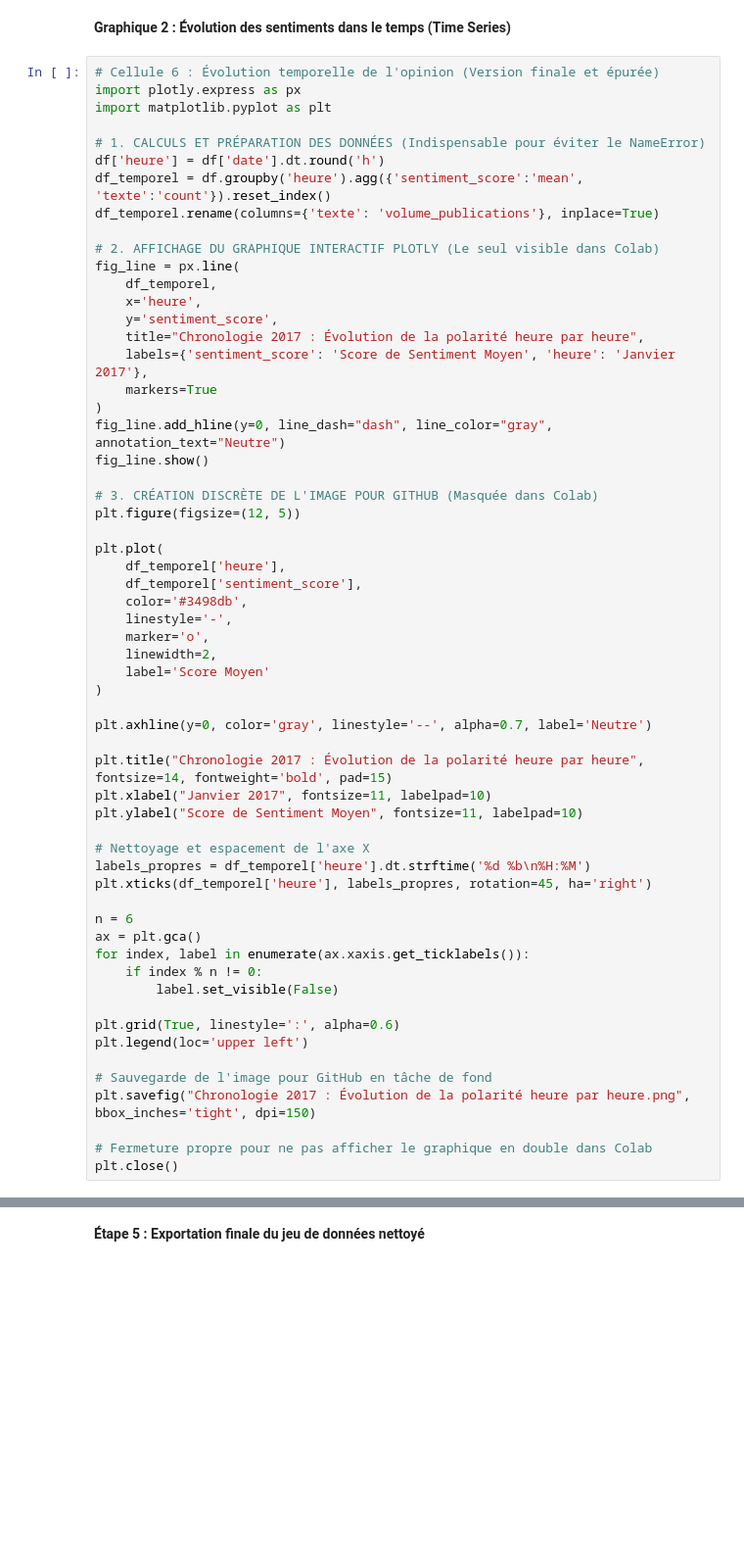
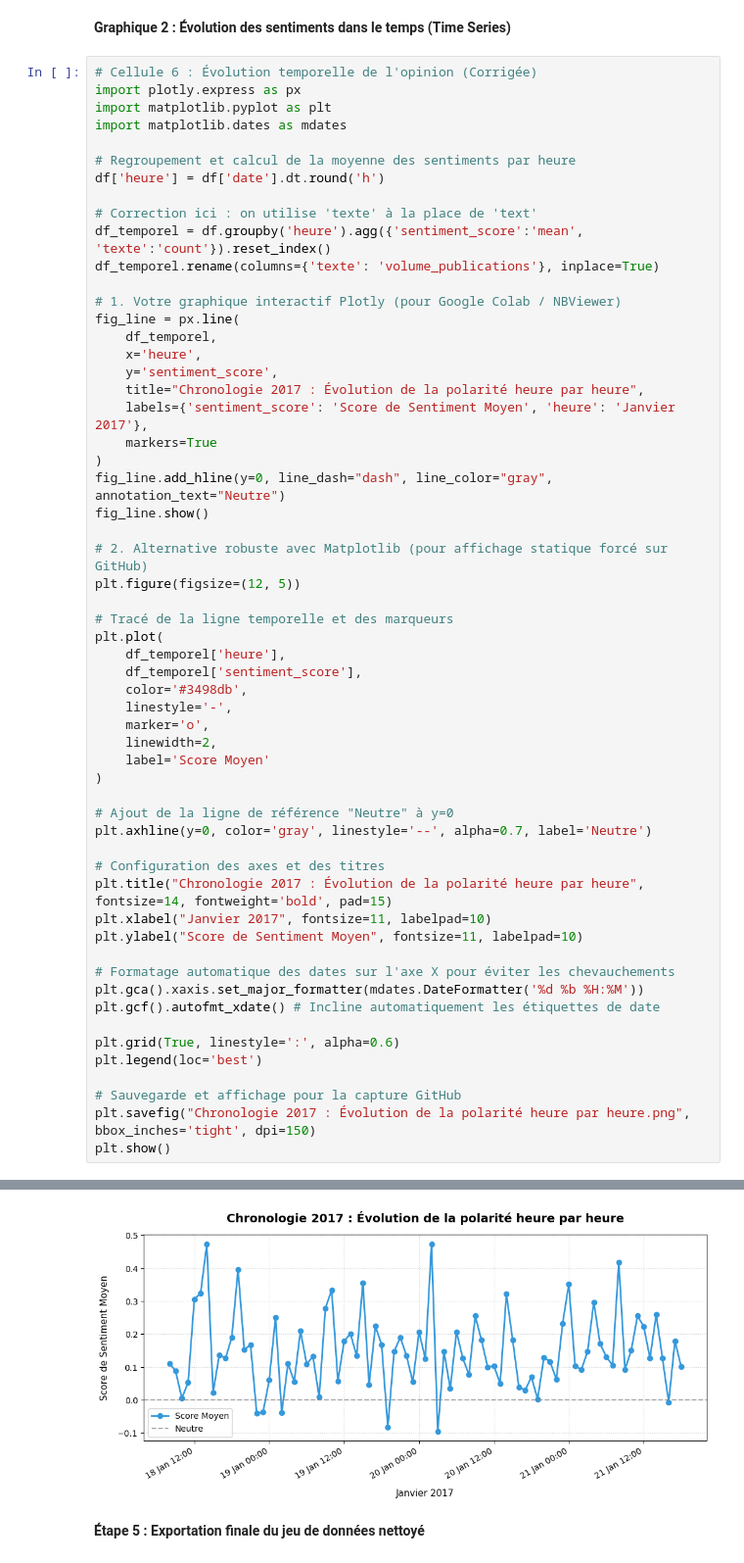
Before and after one commit to hmaroum-dotcom/Projet_trump-sentiment-analysis, a Jupyter notebook: Sentiments_Analysis_and_Mining.ipynb, the cells around one changed output, grey strips where cells are left out. Shown at 98% size. Drawn from its saved outputs; the diff is of its cells as text; blank space fills up the shorter version.

```diff
--- a/Sentiments_Analysis_and_Mining.ipynb
+++ b/Sentiments_Analysis_and_Mining.ipynb
@@ -249,16 +251,19 @@ plt.close()
 # %% [markdown]
 **Graphique 2 : Évolution des sentiments dans le temps (Time Series)**
 # %%
-# Cellule 6 : Évolution temporelle de l'opinion (Version finale et épurée)
+# Cellule 6 : Évolution temporelle de l'opinion (Corrigée)
 import plotly.express as px
 import matplotlib.pyplot as plt
+import matplotlib.dates as mdates
 
-# 1. CALCULS ET PRÉPARATION DES DONNÉES (Indispensable pour éviter le NameError)
+# Regroupement et calcul de la moyenne des sentiments par heure
 df['heure'] = df['date'].dt.round('h')
+
+# Correction ici : on utilise 'texte' à la place de 'text'
 df_temporel = df.groupby('heure').agg({'sentiment_score':'mean', 'texte':'count'}).reset_index()
 df_temporel.rename(columns={'texte': 'volume_publications'}, inplace=True)
 
-# 2. AFFICHAGE DU GRAPHIQUE INTERACTIF PLOTLY (Le seul visible dans Colab)
+# 1. Votre graphique interactif Plotly (pour Google Colab / NBViewer)
 fig_line = px.line(
     df_temporel,
     x='heure',
@@ -267,48 +272,44 @@ fig_line = px.line(
     labels={'sentiment_score': 'Score de Sentiment Moyen', 'heure': 'Janvier 2017'},
     markers=True
 )
 fig_line.add_hline(y=0, line_dash="dash", line_color="gray", annotation_text="Neutre")
 fig_line.show()
 
-# 3. CRÉATION DISCRÈTE DE L'IMAGE POUR GITHUB (Masquée dans Colab)
+# 2. Alternative robuste avec Matplotlib (pour affichage statique forcé sur GitHub)
 plt.figure(figsize=(12, 5))
 
+# Tracé de la ligne temporelle et des marqueurs
 plt.plot(
     df_temporel['heure'],
     df_temporel['sentiment_score'],
     color='#3498db',
     linestyle='-',
     marker='o',
     linewidth=2,
     label='Score Moyen'
 )
 
+# Ajout de la ligne de référence "Neutre" à y=0
 plt.axhline(y=0, color='gray', linestyle='--', alpha=0.7, label='Neutre')
 
+# Configuration des axes et des titres
 plt.title("Chronologie 2017 : Évolution de la polarité heure par heure", fontsize=14, fontweight='bold', pad=15)
 plt.xlabel("Janvier 2017", fontsize=11, labelpad=10)
 plt.ylabel("Score de Sentiment Moyen", fontsize=11, labelpad=10)
 
-# Nettoyage et espacement de l'axe X
-labels_propres = df_temporel['heure'].dt.strftime('%d %b\n%H:%M')
-plt.xticks(df_temporel['heure'], labels_propres, rotation=45, ha='right')
-
-n = 6
-ax = plt.gca()
-for index, label in enumerate(ax.xaxis.get_ticklabels()):
-    if index % n != 0:
-        label.set_visible(False)
+# Formatage automatique des dates sur l'axe X pour éviter les chevauchements
+plt.gca().xaxis.set_major_formatter(mdates.DateFormatter('%d %b %H:%M'))
+plt.gcf().autofmt_xdate() # Incline automatiquement les étiquettes de date
 
 plt.grid(True, linestyle=':', alpha=0.6)
-plt.legend(loc='upper left')
+plt.legend(loc='best')
 
-# Sauvegarde de l'image pour GitHub en tâche de fond
+# Sauvegarde et affichage pour la capture GitHub
 plt.savefig("Chronologie 2017 : Évolution de la polarité heure par heure.png", bbox_inches='tight', dpi=150)
-
-# Fermeture propre pour ne pas afficher le graphique en double dans Colab
-plt.close()
+plt.show()
 # %% [output]
 [interactive output not drawn]
+[figure, added]
 # %% [markdown]
 **Étape 5 : Exportation finale du jeu de données nettoyé**
 # %%
```
Also changed, not shown: parts of 1 cell of this notebook.
